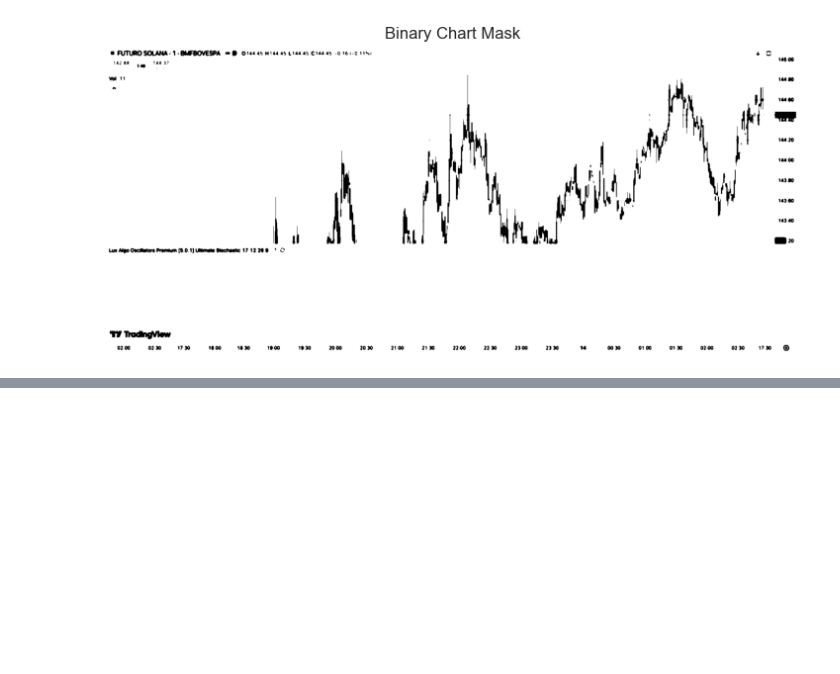
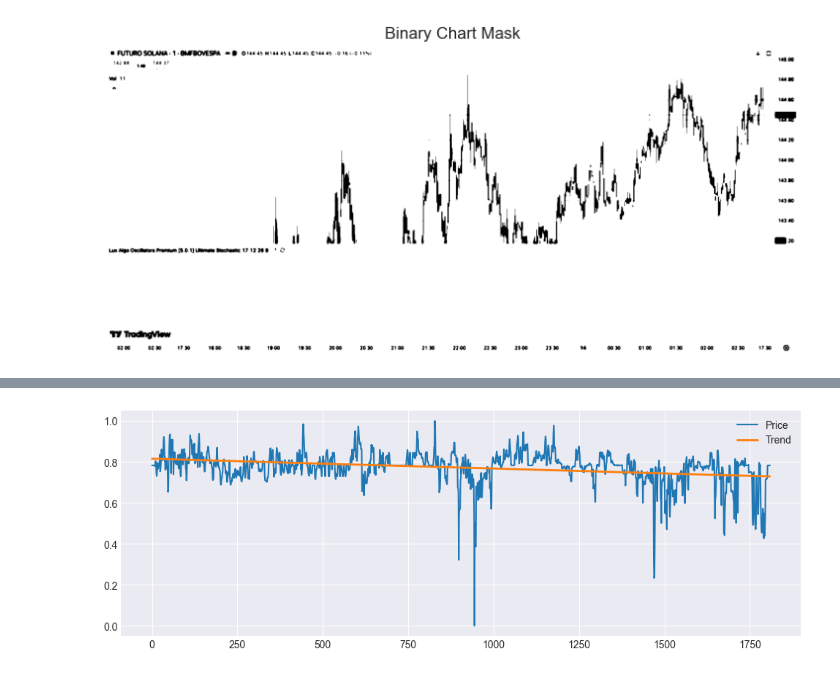
Before and after one commit to krishpranav/trade.jup, a Jupyter notebook: notebooks/chart_analysis_mvp.ipynb, the cells around one changed output, grey strips where cells are left out. Drawn from its saved outputs; the diff is of its cells as text; code cells hidden in the pictures; blank space fills up the shorter version.

```diff
--- a/notebooks/chart_analysis_mvp.ipynb
+++ b/notebooks/chart_analysis_mvp.ipynb
@@ -70,0 +76,17 @@ plt.fi
+# %%
+X = np.arange(len(price_series)).reshape(-1, 1)
+y = price_series.reshape(-1, 1)
+
+model = LinearRegression()
+model.fit(X, y)
+
+trend_line = model.predict(X).flatten()
+trend_slope = model.coef_[0][0]
+
+plt.figure(figsize=(12, 4))
+plt.plot(price_series, label="Price")
+plt.plot(trend_line, label="Trend", linewidth=2)
+plt.legend()
+plt.show()
+# %% [output]
+[figure, added]
```
Also changed, not shown: parts of 6 cells of this notebook.
